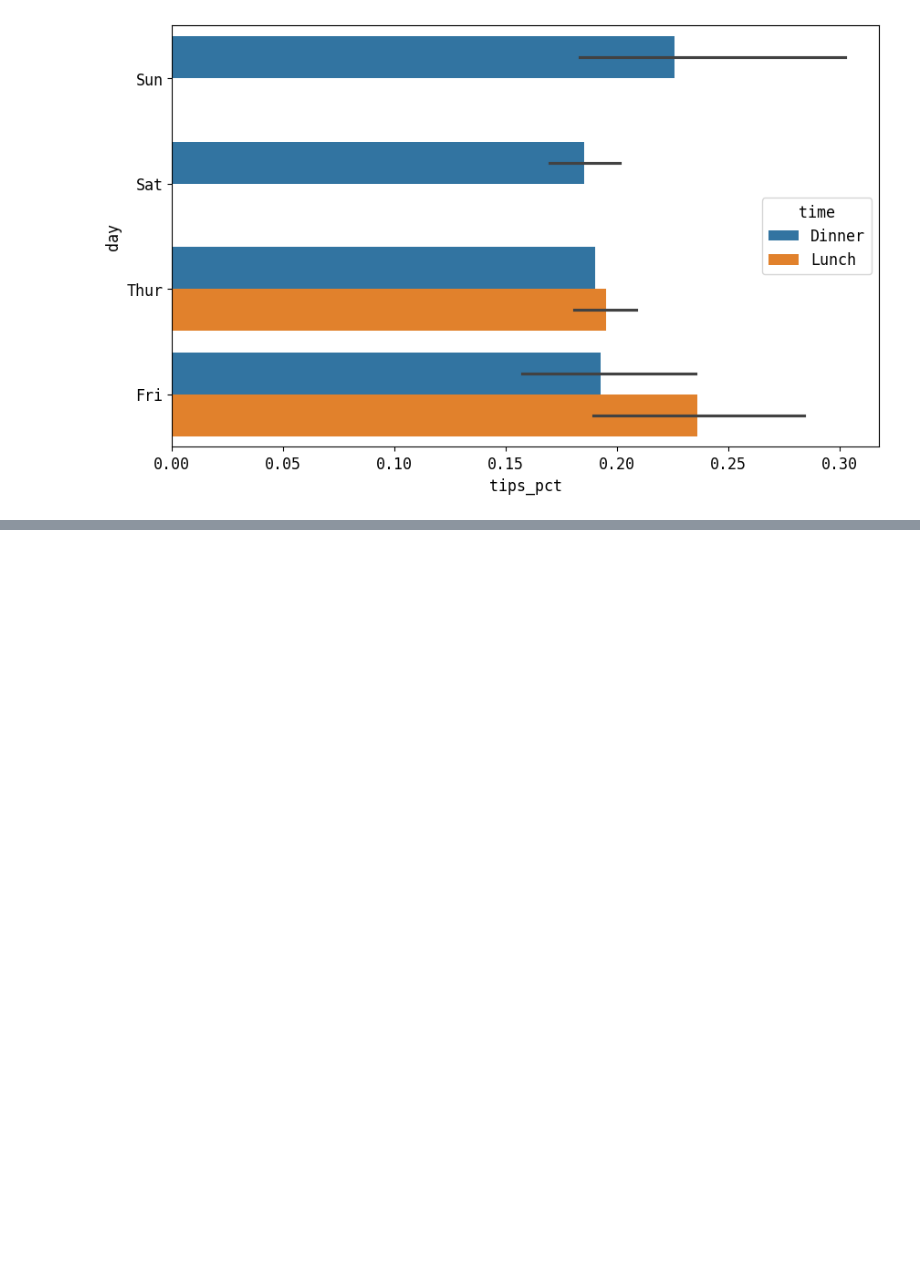
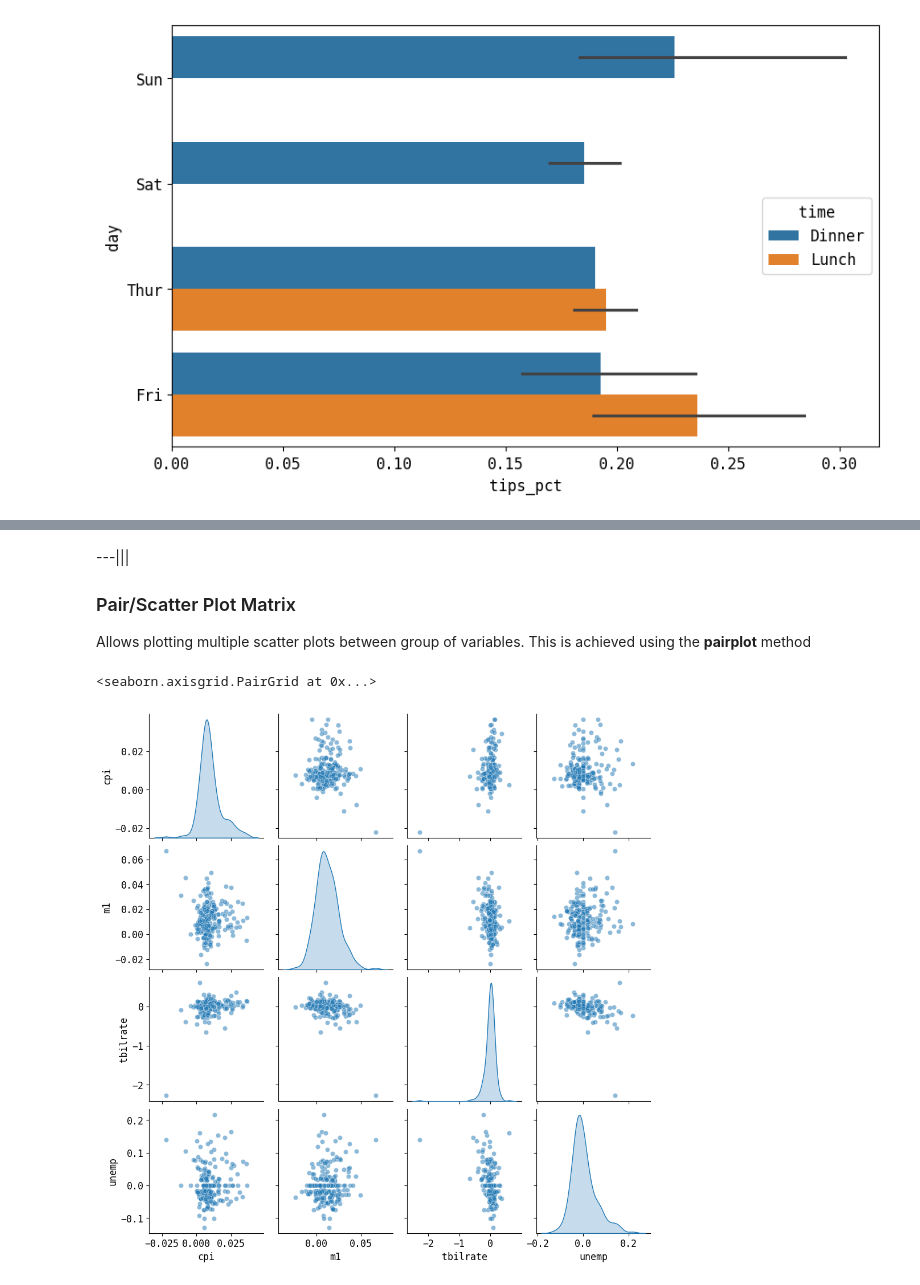
Before and after one commit to morayo0x/data_analysis, a Jupyter notebook: lib/pandas.ipynb, the cells around one changed output, grey strips where cells are left out. Cells and saved outputs as stored; diff of their text form; code cells hidden in the pictures; blank space fills up the shorter version.

```diff
--- a/lib/pandas.ipynb
+++ b/lib/pandas.ipynb
@@ -2654,0 +2785,11 @@ sns.barplot(x='tips_pct', y='day', data=df, hue='time', orient='h')
+# %% [markdown]
+
+---|||
+### Pair/Scatter Plot Matrix
+
+Allows plotting multiple scatter plots between group of variables. This is achieved using the **pairplot** method
+# %%
+sns.pairplot(trans_data, diag_kind='kde', plot_kws={'alpha':  0.5})
+# %% [output]
+<seaborn.axisgrid.PairGrid at 0x...>
+[figure, added]
```
Also changed, not shown: parts of 40 cells of this notebook.
